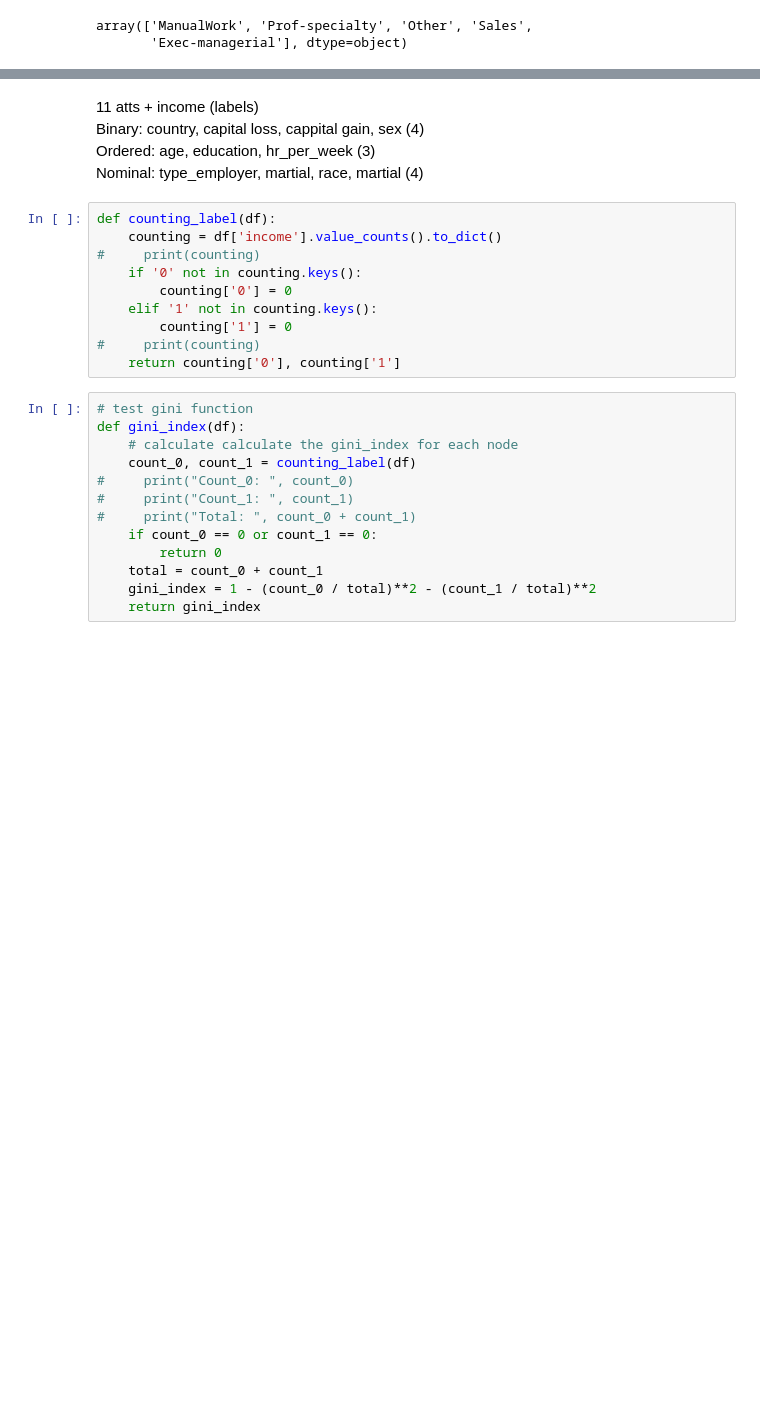
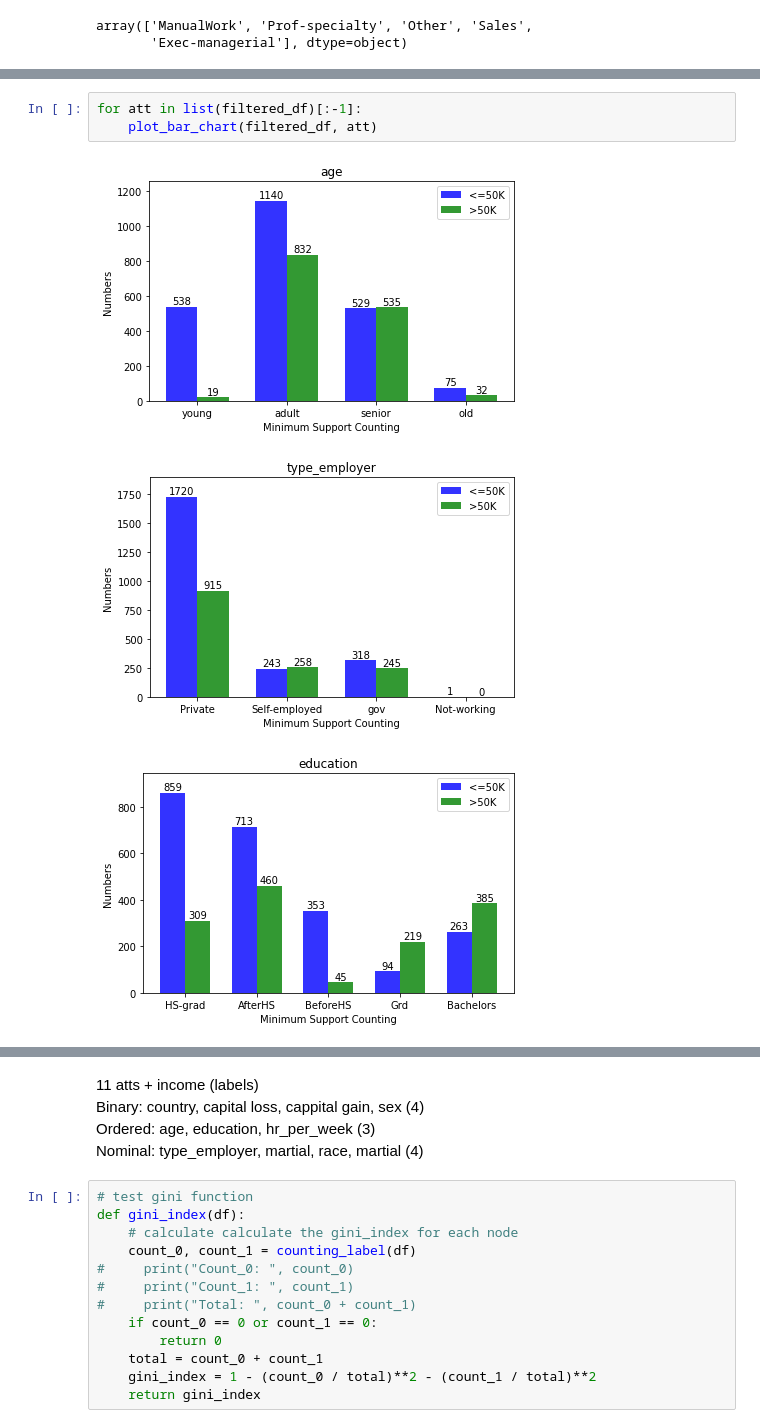
Before and after one commit to CuongNN218/DecisionTree, a Jupyter notebook: preprocessing.ipynb, the cells around one changed output, grey strips where cells are left out. Cells and saved outputs as stored; diff of their text form; blank space fills up the shorter version.

```diff
--- a/preprocessing.ipynb
+++ b/preprocessing.ipynb
@@ -292,0 +358,7 @@ a
+# %%
+for att in list(filtered_df)[:-1]:
+    plot_bar_chart(filtered_df, att)
+# %% [output]
+[figure, added]
+[figure, added]
+[figure, added]
@@ -295,16 +376,6 @@ a
 Binary: country, capital loss, cappital gain, sex (4) \
 Ordered: age, education, hr_per_week (3) \
 Nominal: type_employer, martial, race, martial (4)
-# %%
-def counting_label(df):
-    counting = df['income'].value_counts().to_dict()
-#     print(counting)
-    if '0' not in counting.keys():
-        counting['0'] = 0
-    elif '1' not in counting.keys():
-        counting['1'] = 0
-#     print(counting)
-    return counting['0'], counting['1']
 # %%
 # test gini function
 def gini_index(df):
```
Also changed, not shown: parts of 32 cells of this notebook.
